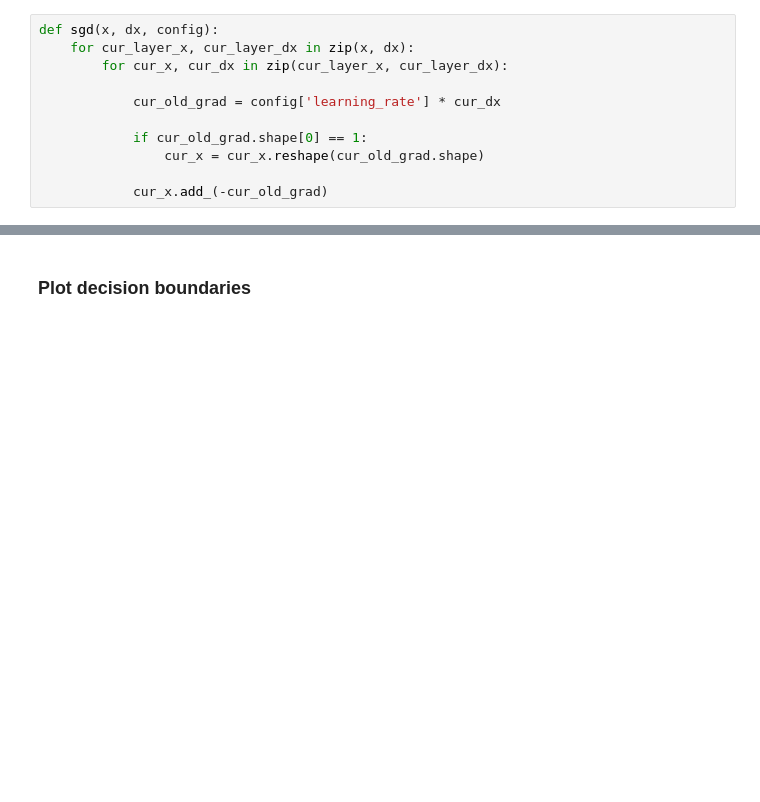
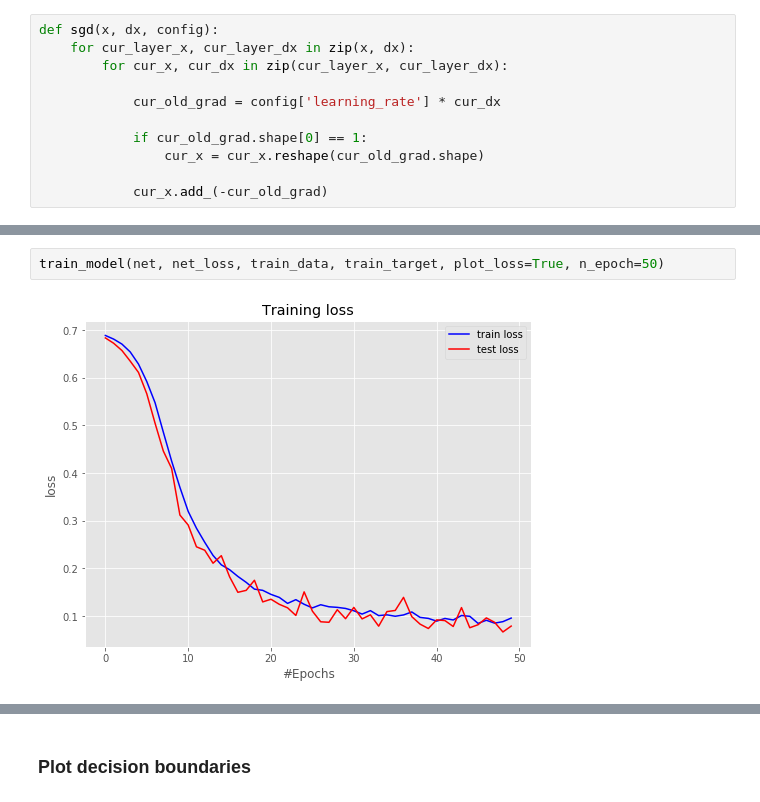
Before and after one commit to Davit98/Mini-Deep-Learning-Framework, a Jupyter notebook: Mini DL Framework.ipynb, the cells around one changed output, grey strips where cells are left out. Drawn from its saved outputs; the diff is of its cells as text; blank space fills up the shorter version.

```diff
--- a/Mini DL Framework.ipynb
+++ b/Mini DL Framework.ipynb
@@ -138,0 +180,4 @@ Number of errors on a test set: 31
+# %%
+train_model(net, net_loss, train_data, train_target, plot_loss=True, n_epoch=50)
+# %% [output]
+[figure, added]
```
Also changed, not shown: parts of 15 cells of this notebook, 1 other file.
